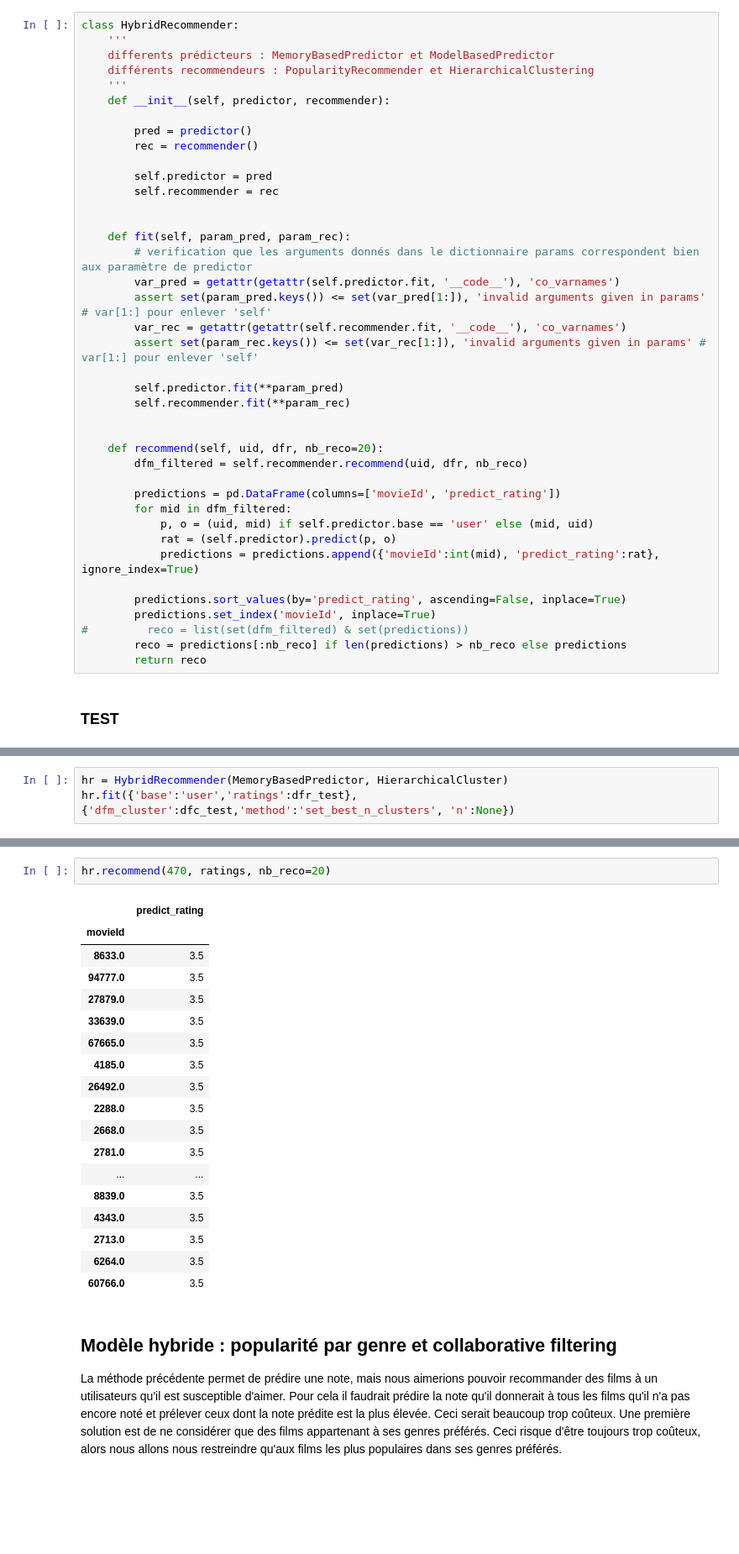
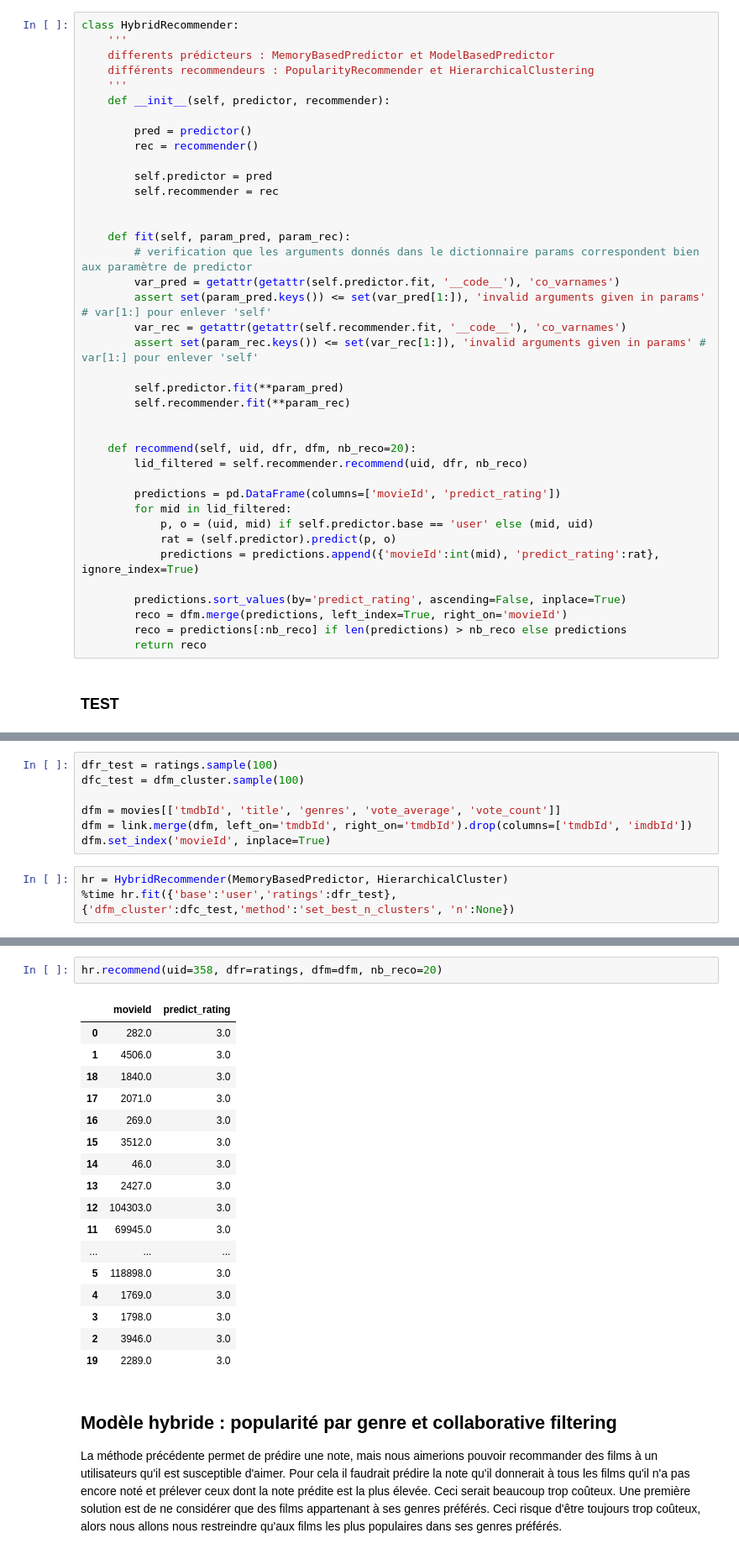
Before and after one commit to AnitaDurr/MovieRecommandation, a Jupyter notebook: MovieNotebook.ipynb, the cells around one changed output, grey strips where cells are left out. Shown at 84% size. Saved outputs shown, nothing was run; the diff lists cells and outputs as text; blank space fills up the shorter version.

Commit message:
tests on hybrid

```diff
--- a/MovieNotebook.ipynb
+++ b/MovieNotebook.ipynb
@@ -1872,18 +1872,17 @@ class HybridRecommender:
         self.recommender.fit(**param_rec)
 
 
-    def recommend(self, uid, dfr, nb_reco=20):
-        dfm_filtered = self.recommender.recommend(uid, dfr, nb_reco)
+    def recommend(self, uid, dfr, dfm, nb_reco=20):
+        lid_filtered = self.recommender.recommend(uid, dfr, nb_reco)
 
         predictions = pd.DataFrame(columns=['movieId', 'predict_rating'])
-        for mid in dfm_filtered:
+        for mid in lid_filtered:
             p, o = (uid, mid) if self.predictor.base == 'user' else (mid, uid)
             rat = (self.predictor).predict(p, o)
             predictions = predictions.append({'movieId':int(mid), 'predict_rating':rat}, ignore_index=True)
 
         predictions.sort_values(by='predict_rating', ascending=False, inplace=True)
-        predictions.set_index('movieId', inplace=True)
-#         reco = list(set(dfm_filtered) & set(predictions))
+        reco = dfm.merge(predictions, left_index=True, right_on='movieId')
         reco = predictions[:nb_reco] if len(predictions) > nb_reco else predictions
         return reco
 # %% [markdown]
@@ -1894,3 +1890,10 @@ dfc_test = dfm_cluster.sample(100)
+# %%
+dfr_test = ratings.sample(100)
+dfc_test = dfm_cluster.sample(100)
+
+dfm = movies[['tmdbId', 'title', 'genres', 'vote_average', 'vote_count']]
+dfm = link.merge(dfm, left_on='tmdbId', right_on='tmdbId').drop(columns=['tmdbId', 'imdbId'])
+dfm.set_index('movieId', inplace=True)
 # %%
 hr = HybridRecommender(MemoryBasedPredictor, HierarchicalCluster)
-hr.fit({'base':'user','ratings':dfr_test},{'dfm_cluster':dfc_test,'method':'set_best_n_clusters', 'n':None})
+%time hr.fit({'base':'user','ratings':dfr_test},{'dfm_cluster':dfc_test,'method':'set_best_n_clusters', 'n':None})
@@ -1912,25 +1918,24 @@ dfr_test
 100 rows × 3 columns
 # %%
-hr.recommend(470, ratings, nb_reco=20)
+hr.recommend(uid=358, dfr=ratings, dfm=dfm, nb_reco=20)
 # %% [output]
-|  | predict_rating |
-| movieId |  |
-| 8633.0 | 3.5 |
-| 94777.0 | 3.5 |
-| 27879.0 | 3.5 |
-| 33639.0 | 3.5 |
-| 67665.0 | 3.5 |
-| 4185.0 | 3.5 |
-| 26492.0 | 3.5 |
-| 2288.0 | 3.5 |
-| 2668.0 | 3.5 |
-| 2781.0 | 3.5 |
-| ... | ... |
-| 8839.0 | 3.5 |
-| 4343.0 | 3.5 |
-| 2713.0 | 3.5 |
-| 6264.0 | 3.5 |
-| 60766.0 | 3.5 |
+|  | movieId | predict_rating |
+| 0 | 282.0 | 3.0 |
+| 1 | 4506.0 | 3.0 |
+| 18 | 1840.0 | 3.0 |
+| 17 | 2071.0 | 3.0 |
+| 16 | 269.0 | 3.0 |
+| 15 | 3512.0 | 3.0 |
+| 14 | 46.0 | 3.0 |
+| 13 | 2427.0 | 3.0 |
+| 12 | 104303.0 | 3.0 |
+| 11 | 69945.0 | 3.0 |
+| ... | ... | ... |
+| 5 | 118898.0 | 3.0 |
+| 4 | 1769.0 | 3.0 |
+| 3 | 1798.0 | 3.0 |
+| 2 | 3946.0 | 3.0 |
+| 19 | 2289.0 | 3.0 |
 # %% [markdown]
 ## Modèle hybride : popularité par genre et collaborative filtering
 
```
Also changed, not shown: parts of 3 cells of this notebook.
